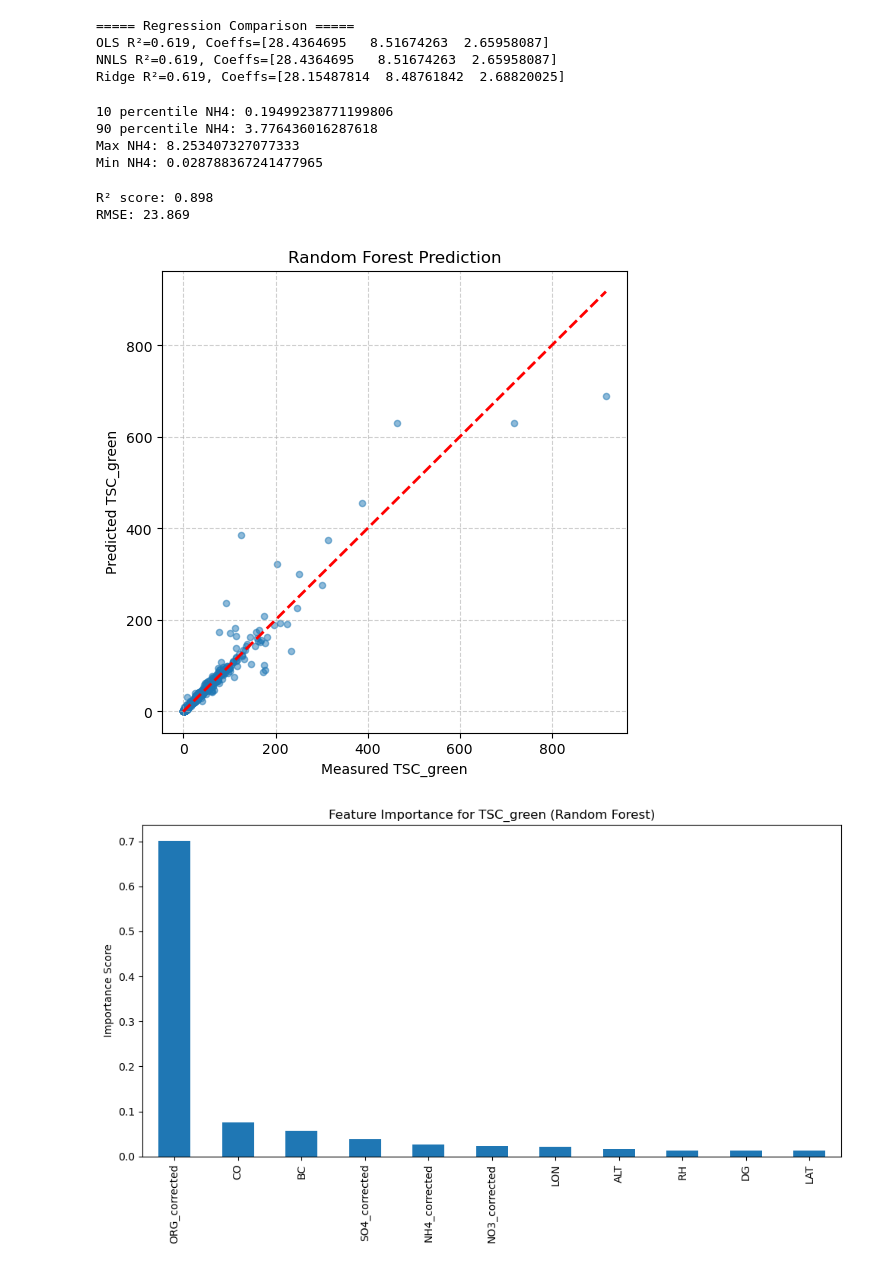
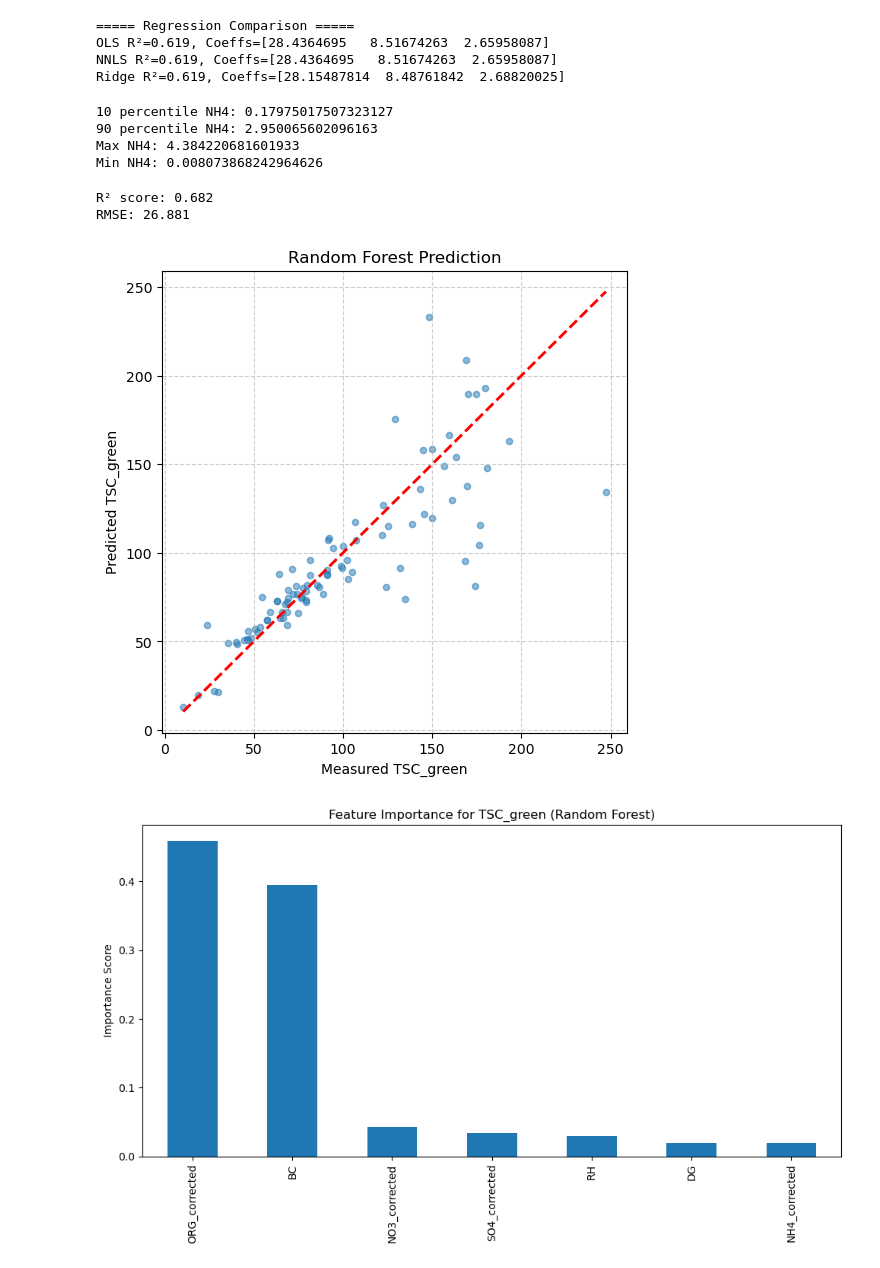
Before and after one commit to thiago-vg/SAMBBA-data-analysis, a Jupyter notebook: Scripts/Multi_linear_analysis/MLR_robust_analysis.ipynb, the cells around one changed output. Saved outputs shown, nothing was run; the diff lists cells and outputs as text; code cells hidden in the pictures.

```diff
--- a/Scripts/Multi_linear_analysis/MLR_robust_analysis.ipynb
+++ b/Scripts/Multi_linear_analysis/MLR_robust_analysis.ipynb
@@ -1077,7 +1078,7 @@ for sp2_file, ams_file, core_file, neph_file, cloud_file in zip(filtered_sp2, fi
     #print('len Dg:',len(Dg_aligned_matched))
 
     # Extract the flight number (b###) from the file path
-    match = re.search(r'b\d{3}', filtered_core[1])  # Looks for 'b' followed by 3 digits
+    match = re.search(r'b\d{3}', core_file)  # Looks for 'b' followed by 3 digits
     flight_number = match.group(0) if match else "Unknown"
 
     results_sct_all.append({
@@ -1770,13 +1959,14 @@ for entry in results_sct_all:
 df_all_random_forest = pd.concat(combined_data)
 # %%
 ## Flights to exclude
-#Selected_flights = ["b739"]
+Selected_flights = ['b740','b741','b742','b748','b746','b739']
 
-# Filter the DataFrame
-#df_filtered_flight = df_all[df_all["Flight"].isin(Selected_flights)]
+#Filter the DataFrame
+df_filtered_flight = df_all_random_forest[df_all_random_forest["Flight"].isin(Selected_flights)]
 # Filter the DataFrame by geometric mean diameter
+#['b734', 'b737', 'b739', 'b740', 'b741', 'b742', 'b743', 'b744', 'b745', 'b746', 'b747', 'b748', 'b749', 'b750']
 
-df_random_filtered = df_all_random_forest[(df_all_random_forest["CO"] > 300)&(df_all_random_forest["ALT"] < 3000)]
+df_random_filtered = df_filtered_flight[(df_filtered_flight["ALT"] < 3000)&(df_filtered_flight["ALT"] > 200)&(df_filtered_flight["CO"] > 200)]
 p10NH4 = np.nanpercentile(df_random_filtered["NH4_corrected"],10)
 p90NH4 = np.nanpercentile(df_random_filtered["NH4_corrected"],99)
 print('10 percentile NH4:',p10NH4)
@@ -1784,10 +1974,10 @@ print('90 percentile NH4:',p90NH4)
 print('Max NH4:',np.max(df_random_filtered["NH4_corrected"]))
 print('Min NH4:',np.min(df_random_filtered["NH4_corrected"]))
 # %% [output]
-10 percentile NH4: 0.19499238771199806
-90 percentile NH4: 3.776436016287618
-Max NH4: 8.253407327077333
-Min NH4: 0.028788367241477965
+10 percentile NH4: 0.17975017507323127
+90 percentile NH4: 2.950065602096163
+Max NH4: 4.384220681601933
+Min NH4: 0.008073868242964626
 # %%
 
 
@@ -1795,10 +1985,10 @@ Min NH4: 0.028788367241477965
 # 1. Prepare dataset
 # -----------------------------
 # Drop rows with NaN or inf values
-df_clean = df_all_random_forest.replace([np.inf, -np.inf], np.nan).dropna()
+df_clean = df_random_filtered.replace([np.inf, -np.inf], np.nan).dropna()
 
 # Define features (exclude TSC_green and Flight for prediction)
-features = df_clean.drop(columns=['TSC_green','Flight'])
+features = df_clean.drop(columns=['TSC_green','Flight','ALT','LAT','LON','CO'])
 
 # Target
 target = df_clean['TSC_green']
@@ -1840,34 +2030,34 @@ plt.plot([y_test.min(), y_test.max()],
          [y_test.min(), y_test.max()],
          'r--', lw=2)
 plt.xlabel("Measured TSC_green")
 plt.ylabel("Predicted TSC_green")
 plt.title("Random Forest Prediction")
 plt.grid(True, linestyle="--", alpha=0.6)
 plt.show()
 
 # -----------------------------
 # 6. Feature importance
 # -----------------------------
 importances = rf.feature_importances_
 feat_importances = pd.Series(importances, index=features.columns)
 
 # Sort and plot
 plt.figure(figsize=(10,6))
 feat_importances.sort_values(ascending=False).plot(kind="bar")
 plt.title("Feature Importance for TSC_green (Random Forest)")
 plt.ylabel("Importance Score")
 plt.tight_layout()
 plt.show()
 
 # -----------------------------
 # 7. Correlation heatmap (optional)
 # -----------------------------
 #plt.figure(figsize=(12,8))
 #sns.heatmap(df_clean.corr(), cmap="coolwarm", center=0, annot=False)
 #plt.title("Correlation Matrix of Aerosol Flight Data")
 #plt.show()
 # %% [output]
-R² score: 0.898
-RMSE: 23.869
+R² score: 0.682
+RMSE: 26.881
-[figure, old version]
+[figure, new version]
-[figure, old version]
+[figure, new version]
```
Also changed, not shown: parts of 9 cells of this notebook, 2 other files.
